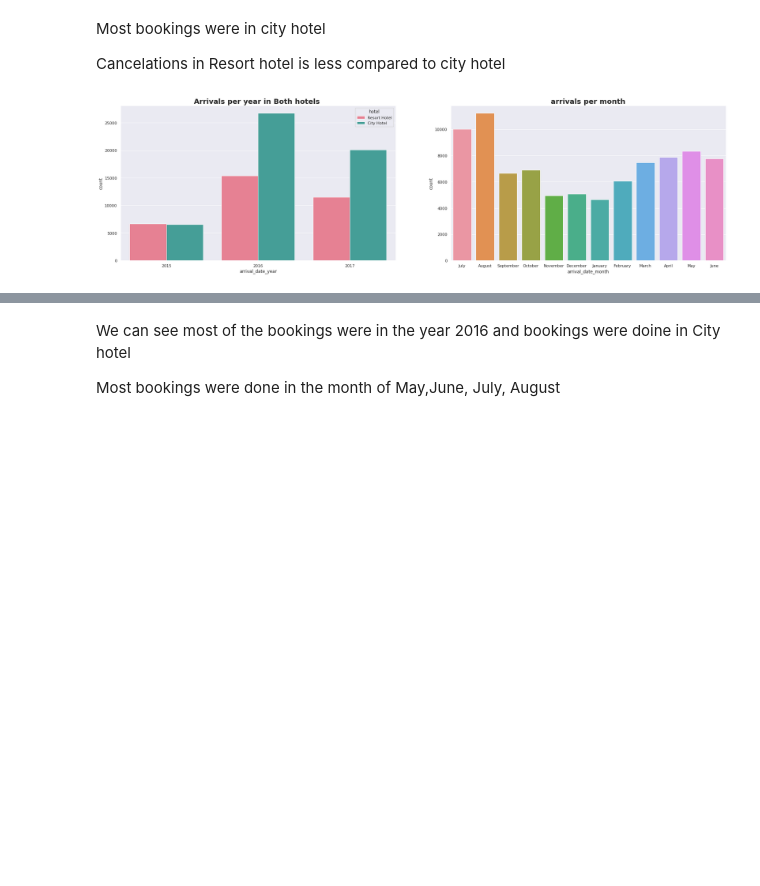
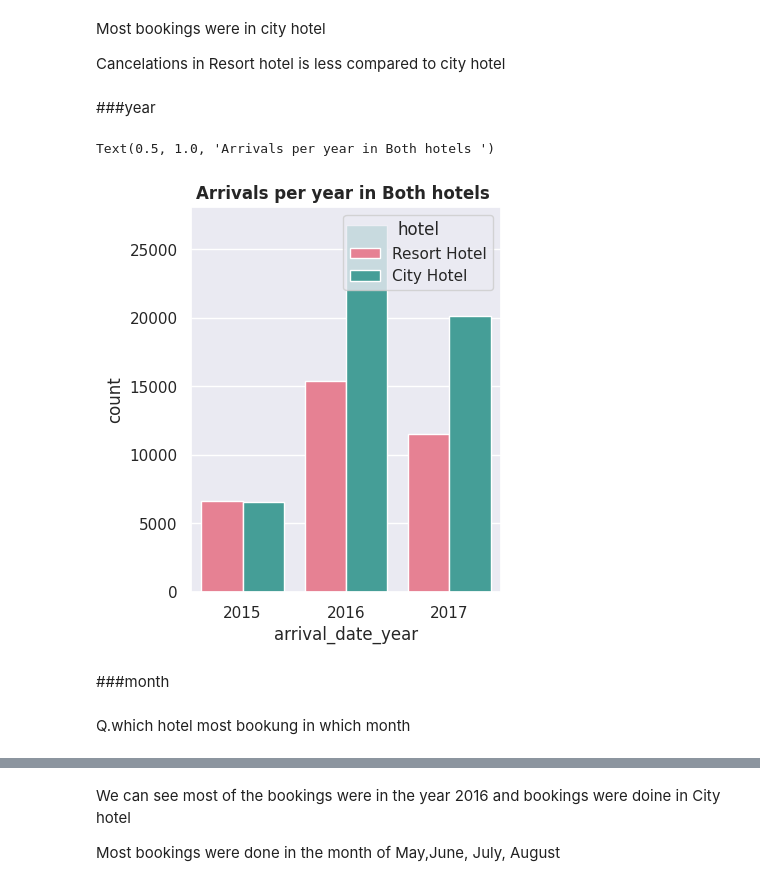
Before and after one commit to dhrisandamedhi/Hotel_booking, a Jupyter notebook: hotel_booking.ipynb, the cells around one changed output, grey strips where cells are left out. Saved outputs shown, nothing was run; the diff lists cells and outputs as text; code cells hidden in the pictures; blank space fills up the shorter version.

```diff
--- a/hotel_booking.ipynb
+++ b/hotel_booking.ipynb
@@ -231,0 +323,13 @@ Categorical Variables( 17 )
+# %%
+#Imputing the Outliers
+hotel.loc[hotel.lead_time > 500, 'lead_time'] = 500
+hotel.loc[hotel.stays_in_weekend_nights >=  5, 'stays_in_weekend_nights'] = 5
+hotel.loc[hotel.adults > 4, 'adults'] = 4
+hotel.loc[hotel.previous_bookings_not_canceled > 0, 'previous_bookings_not_canceled'] = 1
+hotel.loc[hotel.previous_cancellations > 0, 'previous_cancellations'] = 1
+hotel.loc[hotel.stays_in_week_nights > 10, 'stays_in_week_nights'] = 10
+hotel.loc[hotel.booking_changes > 5, 'booking_changes'] = 5
+hotel.loc[hotel.babies > 8, 'babies'] = 0
+hotel.loc[hotel.required_car_parking_spaces > 5, 'required_car_parking_spaces'] = 0
+hotel.loc[hotel.children > 8, 'children'] = 0
+hotel.loc[hotel.adr > 1000, 'adr'] = 1000
@@ -242,7 +360,7 @@ hotel['arrival_date_month']=hotel['arrival_date_month'].astype('str')
 # %%
 #combine date,month,year
 hotel['arrival_date']=hotel['arrival_date_day_of_month']+'-'+hotel['arrival_date_month']+'-'+hotel['arrival_date_year']
-hotel['Arrival Date'] = pd.to_datetime(hotel['arrival_date'], errors='coerce')
+hotel['arrival_date'] = pd.to_datetime(hotel['arrival_date'], errors='coerce')
 # %%
 # Adding total staying days in hotels
 hotel['total_stay'] = hotel['stays_in_weekend_nights']+hotel['stays_in_week_nights']
@@ -259,3 +366,0 @@ We notice that there is an outlier in adr, so we will remove that for better sca
-# %%
-hotel.drop(hotel[hotel['adr'] > 5000].index, inplace = True)
-# df.drop('a', inplace=True, axis=1)
@@ -405,9 +629,9 @@ We can see 72% visitors checked out and 26% bookings were canceled
 # %%
 # Enlarging the pie chart
-plt.rcParams['figure.figsize'] = 8,8
+plt.rcParams['figure.figsize'] = 6,6
 
 # Indexing labels. tolist() will convert the index to list for easy manipulation
-labels = ['cancle','not_cancle']
+labels = ['not_cancle','cancle']
 
 # Convert value counts to list
 sizes = hotel['is_canceled'].value_counts().tolist()
@@ -437,16 +661,16 @@ plt.show()
 Most bookings were in city hotel
 
  Cancelations in Resort hotel is less compared to city hotel
+# %% [markdown]
+###year
 # %%
-plt.figure(figsize=(15, 8))
-plt.subplot(1, 2, 1)
+plt.figure(figsize=(4, 5))
 sns.countplot(x='arrival_date_year',hue='hotel', data=hotel,palette='husl')
-plt.title("Arrivals per year in Both hotels ",fontweight="bold", size=20)
-plt.subplot(1, 2, 2)
-sns.countplot(data = hotel, x = 'arrival_date_month')
-plt.title('arrivals per month',fontweight="bold", size=20)
-plt.subplots_adjust(right=1.7)
-
-plt.show()
+plt.title("Arrivals per year in Both hotels ",fontweight="bold", size=12)
 # %% [output]
+Text(0.5, 1.0, 'Arrivals per year in Both hotels ')
-[figure, old version]
+[figure, new version]
+# %% [markdown]
+###month
+# %% [markdown]
+Q.which hotel most bookung in which month
```
Also changed, not shown: parts of 176 cells of this notebook.
